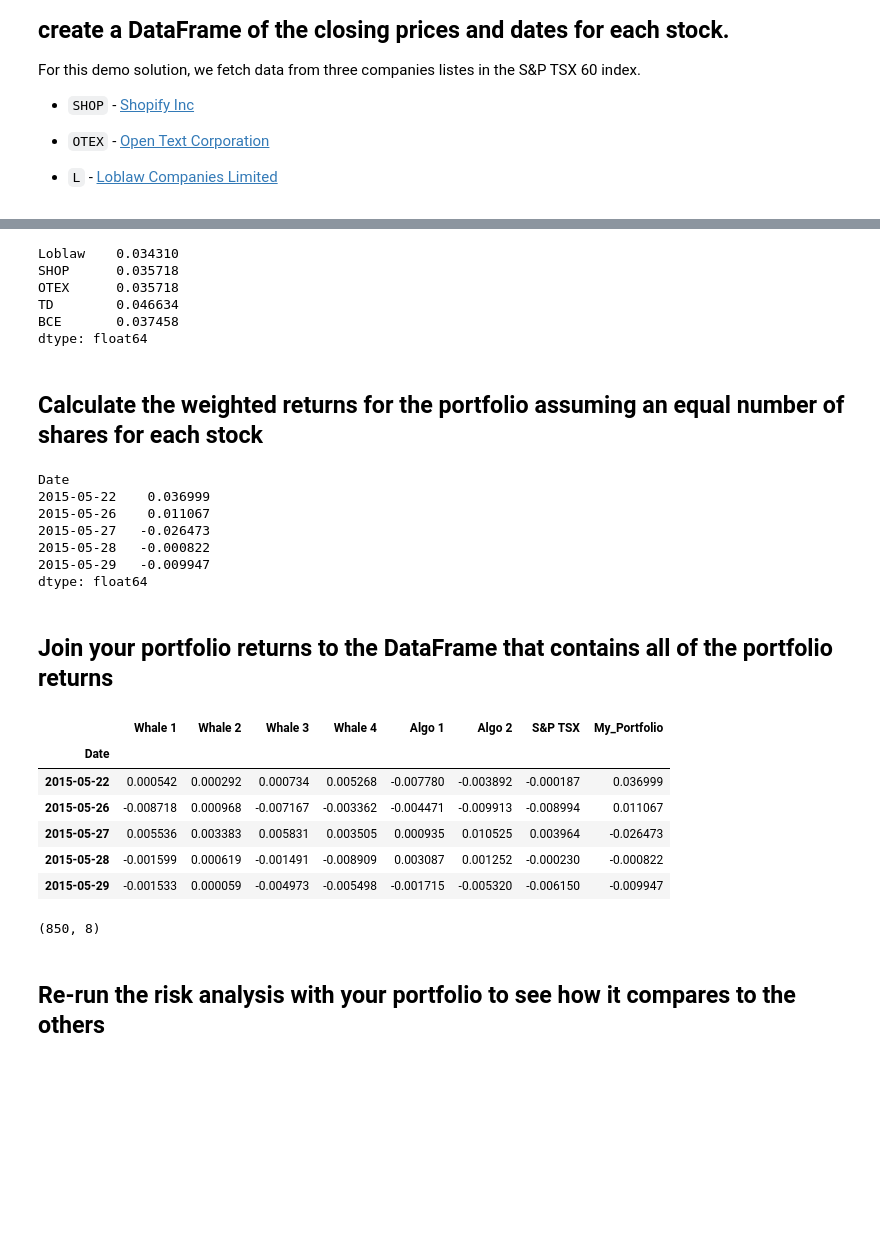
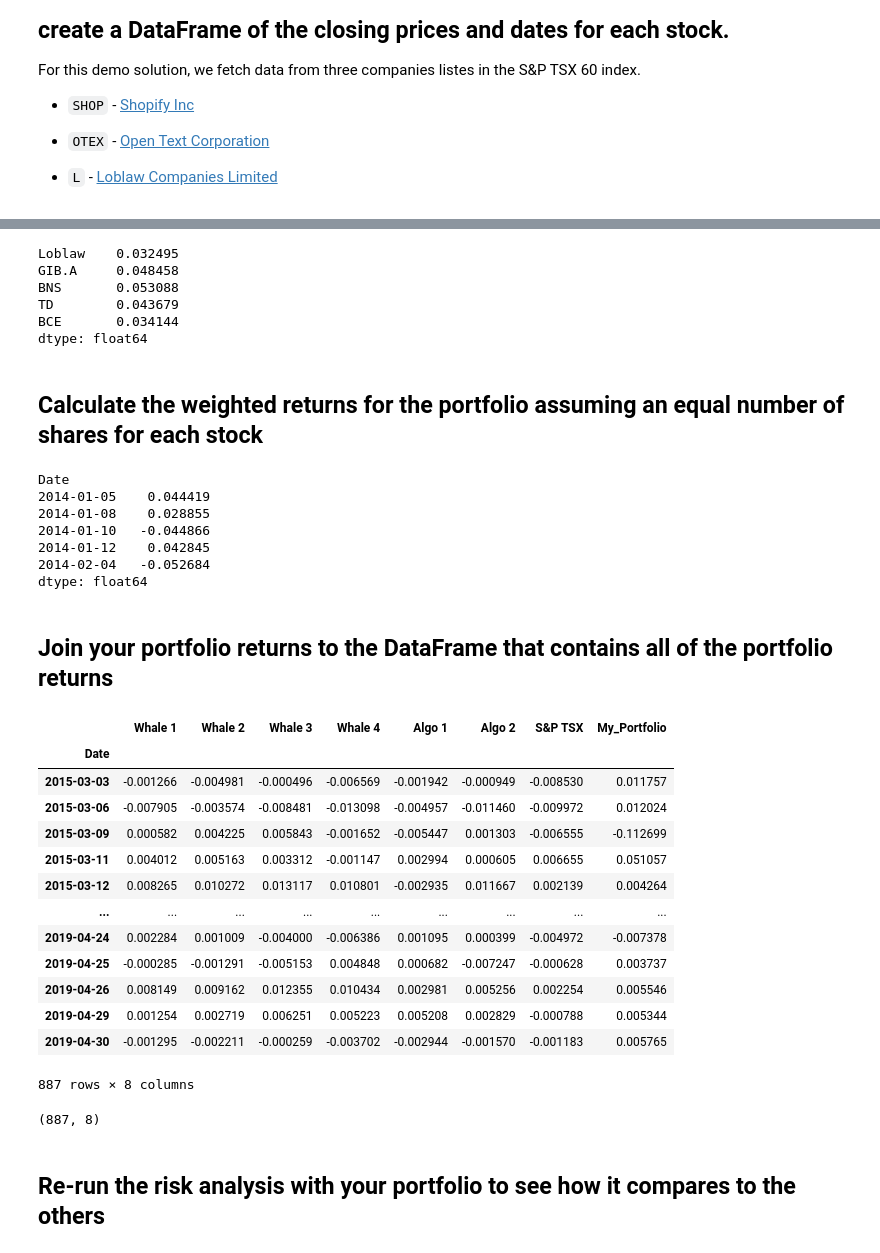
Before and after one commit to vjreddy2001/Portfolio, a Jupyter notebook: whale_analysis.ipynb, the cells around one changed output, grey strips where cells are left out. Cells and saved outputs as stored; diff of their text form; code cells hidden in the pictures; blank space fills up the shorter version.

```diff
--- a/whale_analysis.ipynb
+++ b/whale_analysis.ipynb
@@ -533,14 +533,14 @@ loblaw_df = pd.read_csv(csvpath_l, index_col="Date", infer_datetime_format=True,
 loblaw_df = loblaw_df.sort_index()
 # %%
 # Reading data from 2nd stock
-csvpath_shop = ("shop_historical.csv")
-shop_df = pd.read_csv(csvpath_shop, index_col="Date", infer_datetime_format=True, parse_dates=True)
-shop_df = shop_df.sort_index()
+csvpath_cgi = ("cgi_historical.csv")
+cgi_df = pd.read_csv(csvpath_cgi, index_col="Date", infer_datetime_format=True, parse_dates=True)
+cgi_df = cgi_df.sort_index()
 # %%
 # Reading data from 3rd stock
-csvpath_otex = ("otex_historical.csv")
-otex_df = pd.read_csv(csvpath_otex, index_col="Date", infer_datetime_format=True, parse_dates=True)
-shop_df = shop_df.sort_index()
+csvpath_bns = ("bns_historical.csv")
+bns_df = pd.read_csv(csvpath_bns, index_col="Date", infer_datetime_format=True, parse_dates=True)
+bns_df = bns_df.sort_index()
 # %%
 # Reading data from 4th stock (Tesla)
 csvpath_td = ("td_historical.csv")
@@ -558,7 +558,7 @@ sptsx_df = pd.read_csv(csvpath_sptsx, index_col="Date", infer_datetime_format=Tr
 sptsx_df = sptsx_df.sort_index()
 # %%
 # Combine all stocks in a single DataFrame
-my_portfolio_df = pd.concat([loblaw_df, shop_df, otex_df, td_df, bce_df], axis="columns", join="inner" )
+my_portfolio_df = pd.concat([loblaw_df, cgi_df, bns_df, td_df, bce_df], axis="columns", join="inner" )
 my_portfolio_df.head()
 # %% [output]
 |  | Symbol | Close | Symbol | Close | Symbol | Close | Symbol | Close | Symbol | Close |
@@ -573,6 +573,6 @@ my_portfolio_df.head()
 my_portfolio_df = my_portfolio_df.drop(columns=["Symbol"])
 # %%
 # Reorganize portfolio data by having a column per symbol
-my_portfolio_df.columns = ["Loblaw" , "SHOP" , "OTEX" , "TD" , "BCE"]
+my_portfolio_df.columns = ["Loblaw" , "GIB.A" , "BNS" , "TD" , "BCE"]
 my_portfolio_df.head()
 # %% [output]
@@ -605,8 +624,4 @@ my_portfolio_df
 # %%
-# Calculate daily returns
-daily_returns_my_portfolio_df = my_portfolio_df.pct_change()
-daily_returns_my_portfolio_df
-
 # Drop NAs
 daily_returns_my_portfolio_df = daily_returns_my_portfolio_df.dropna().copy()
 
@@ -616,11 +631,11 @@ daily_returns_my_portfolio_df.head()
 std_dev_my_portfolio = daily_returns_my_portfolio_df.std()
 std_dev_my_portfolio
 # %% [output]
-Loblaw    0.034310
-SHOP      0.035718
-OTEX      0.035718
-TD        0.046634
-BCE       0.037458
+Loblaw    0.032495
+GIB.A     0.048458
+BNS       0.053088
+TD        0.043679
+BCE       0.034144
 dtype: float64
 # %% [markdown]
 ## Calculate the weighted returns for the portfolio assuming an equal number of shares for each stock
@@ -635,33 +650,40 @@ my_portfolio_returns = daily_returns_my_portfolio_df.dot(weights)
 my_portfolio_returns.head()
 # %% [output]
 Date
-2015-05-22    0.036999
-2015-05-26    0.011067
-2015-05-27   -0.026473
-2015-05-28   -0.000822
-2015-05-29   -0.009947
+2014-01-05    0.044419
+2014-01-08    0.028855
+2014-01-10   -0.044866
+2014-01-12    0.042845
+2014-02-04   -0.052684
 dtype: float64
 # %% [markdown]
 ## Join your portfolio returns to the DataFrame that contains all of the portfolio returns
 # %%
 # Join your returns DataFrame to the original returns DataFrame
 joined_custom_portfolio = pd.concat([joined_portfolio, my_portfolio_returns], axis="columns", join ="inner")
 joined_custom_portfolio.columns = ["Whale 1", "Whale 2" , "Whale 3" , "Whale 4" , "Algo 1" , "Algo 2" , "S&P TSX" , "My_Portfolio"]
-joined_custom_portfolio.head()
+joined_custom_portfolio
 # %% [output]
 |  | Whale 1 | Whale 2 | Whale 3 | Whale 4 | Algo 1 | Algo 2 | S&P TSX | My_Portfolio |
 | Date |  |  |  |  |  |  |  |  |
-| 2015-05-22 | 0.000542 | 0.000292 | 0.000734 | 0.005268 | -0.007780 | -0.003892 | -0.000187 | 0.036999 |
-| 2015-05-26 | -0.008718 | 0.000968 | -0.007167 | -0.003362 | -0.004471 | -0.009913 | -0.008994 | 0.011067 |
-| 2015-05-27 | 0.005536 | 0.003383 | 0.005831 | 0.003505 | 0.000935 | 0.010525 | 0.003964 | -0.026473 |
-| 2015-05-28 | -0.001599 | 0.000619 | -0.001491 | -0.008909 | 0.003087 | 0.001252 | -0.000230 | -0.000822 |
-| 2015-05-29 | -0.001533 | 0.000059 | -0.004973 | -0.005498 | -0.001715 | -0.005320 | -0.006150 | -0.009947 |
+| 2015-03-03 | -0.001266 | -0.004981 | -0.000496 | -0.006569 | -0.001942 | -0.000949 | -0.008530 | 0.011757 |
+| 2015-03-06 | -0.007905 | -0.003574 | -0.008481 | -0.013098 | -0.004957 | -0.011460 | -0.009972 | 0.012024 |
+| 2015-03-09 | 0.000582 | 0.004225 | 0.005843 | -0.001652 | -0.005447 | 0.001303 | -0.006555 | -0.112699 |
+| 2015-03-11 | 0.004012 | 0.005163 | 0.003312 | -0.001147 | 0.002994 | 0.000605 | 0.006655 | 0.051057 |
+| 2015-03-12 | 0.008265 | 0.010272 | 0.013117 | 0.010801 | -0.002935 | 0.011667 | 0.002139 | 0.004264 |
+| ... | ... | ... | ... | ... | ... | ... | ... | ... |
+| 2019-04-24 | 0.002284 | 0.001009 | -0.004000 | -0.006386 | 0.001095 | 0.000399 | -0.004972 | -0.007378 |
+| 2019-04-25 | -0.000285 | -0.001291 | -0.005153 | 0.004848 | 0.000682 | -0.007247 | -0.000628 | 0.003737 |
+| 2019-04-26 | 0.008149 | 0.009162 | 0.012355 | 0.010434 | 0.002981 | 0.005256 | 0.002254 | 0.005546 |
+| 2019-04-29 | 0.001254 | 0.002719 | 0.006251 | 0.005223 | 0.005208 | 0.002829 | -0.000788 | 0.005344 |
+| 2019-04-30 | -0.001295 | -0.002211 | -0.000259 | -0.003702 | -0.002944 | -0.001570 | -0.001183 | 0.005765 |
+887 rows × 8 columns
 # %%
 # Only compare dates where return data exists for all the stocks (drop NaNs)
 joined_custom_portfolio = joined_custom_portfolio.dropna().copy()
 joined_custom_portfolio.shape
 # %% [output]
-(850, 8)
+(887, 8)
 # %% [markdown]
 ## Re-run the risk analysis with your portfolio to see how it compares to the others
 # %% [markdown]
```
Also changed, not shown: parts of 14 cells of this notebook.
